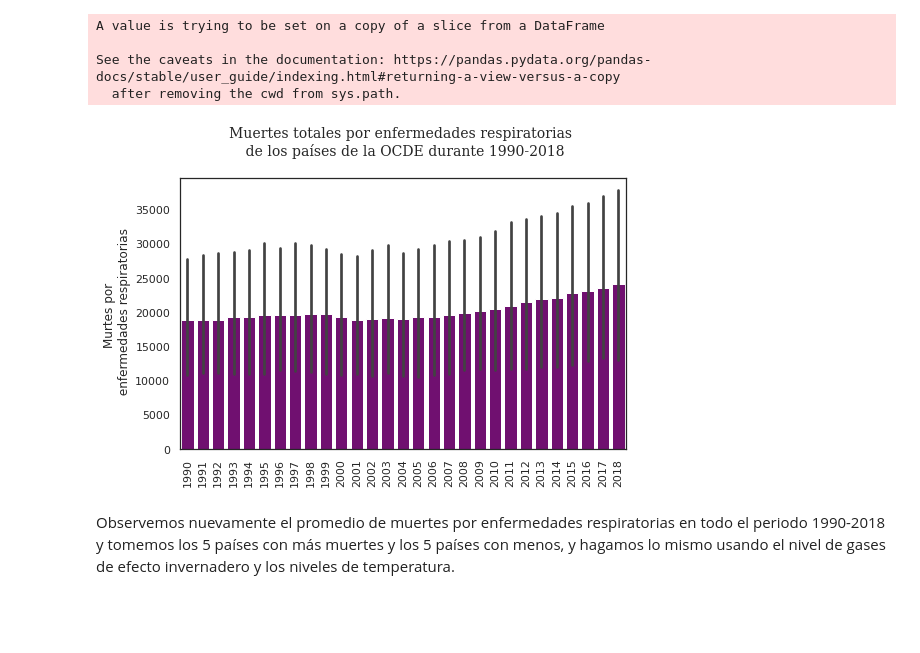
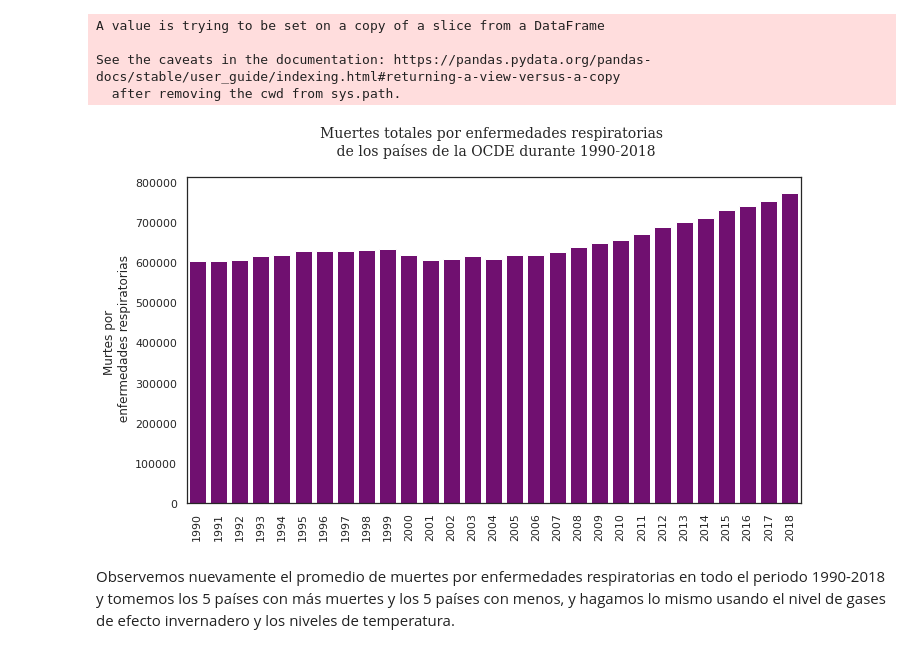
Before and after one commit to LIZZETHGOMEZ/Data-Science-Fase-3-BEDU-Santander, a Jupyter notebook: Notebook.ipynb, the cells around one changed output. Cells and saved outputs as stored; diff of their text form; code cells hidden in the pictures; blank space fills up the shorter version.

```diff
--- a/Notebook.ipynb
+++ b/Notebook.ipynb
@@ -581,15 +575,16 @@ A value is trying to be set on a copy of a slice from a DataFrame
 See the caveats in the documentation: https://pandas.pydata.org/pandas-docs/stable/user_guide/indexing.html#returning-a-view-versus-a-copy
   after removing the cwd from sys.path.
 # %%
-plt.figure(figsize = (8,5))
+count = df.groupby('year')['total_respiratory_diseases'].sum()
+plt.figure(figsize = (11,6))
 sns.set_theme(style = 'white');
-sns.barplot(data = df, y = "total_respiratory_diseases", x = 'year', color = 'purple');
+sns.barplot(x = count.index, y = count, color = 'Purple');
 plt.xticks(rotation = 90);
 plt.xlabel('')
 plt.ylabel('Murtes por \n enfermedades respiratorias');
 plt.title('Muertes totales por enfermedades respiratorias \n de los países de la OCDE durante 1990-2018\n', size = 14, family = 'serif');
 # %% [output]
-[figure, old version]
+[figure, new version]
 # %% [markdown]
 Observemos nuevamente el promedio de muertes por enfermedades respiratorias en todo el periodo 1990-2018 y tomemos los 5 países con más muertes y los 5 países con menos, y hagamos lo mismo usando el nivel de gases de efecto invernadero y los niveles de temperatura.
 # %%
```
Also changed, not shown: parts of 11 cells of this notebook.
